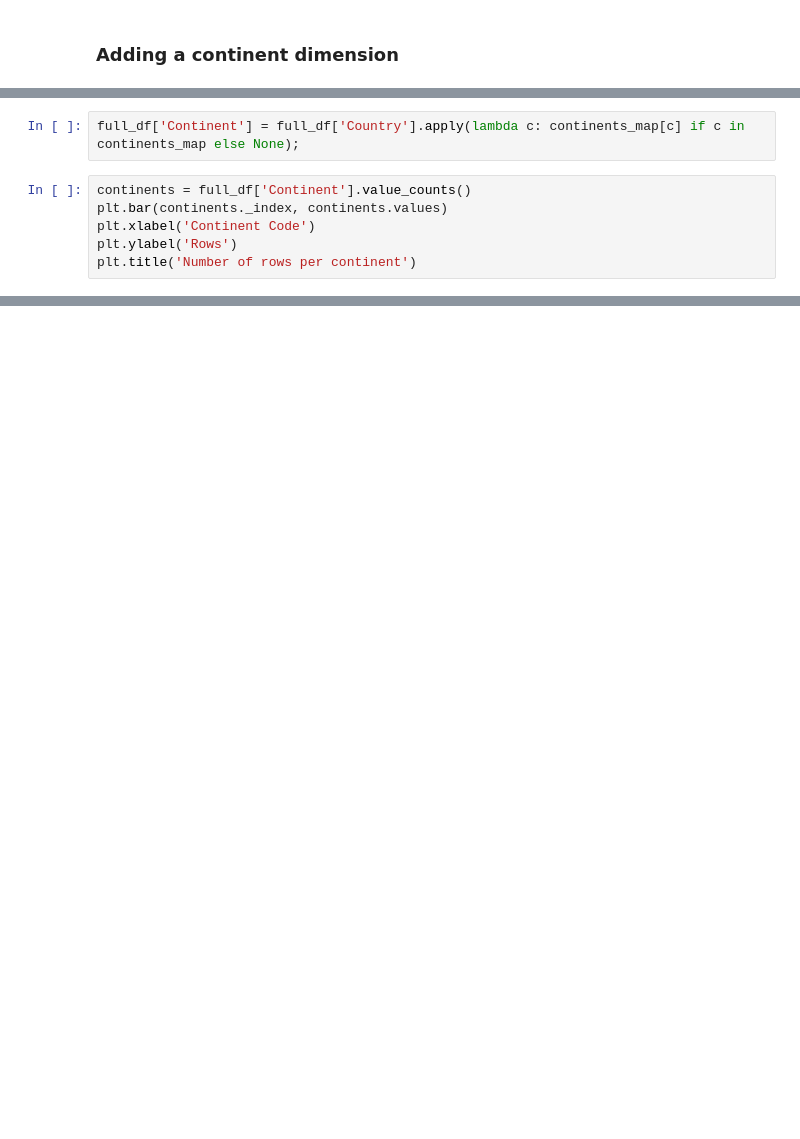
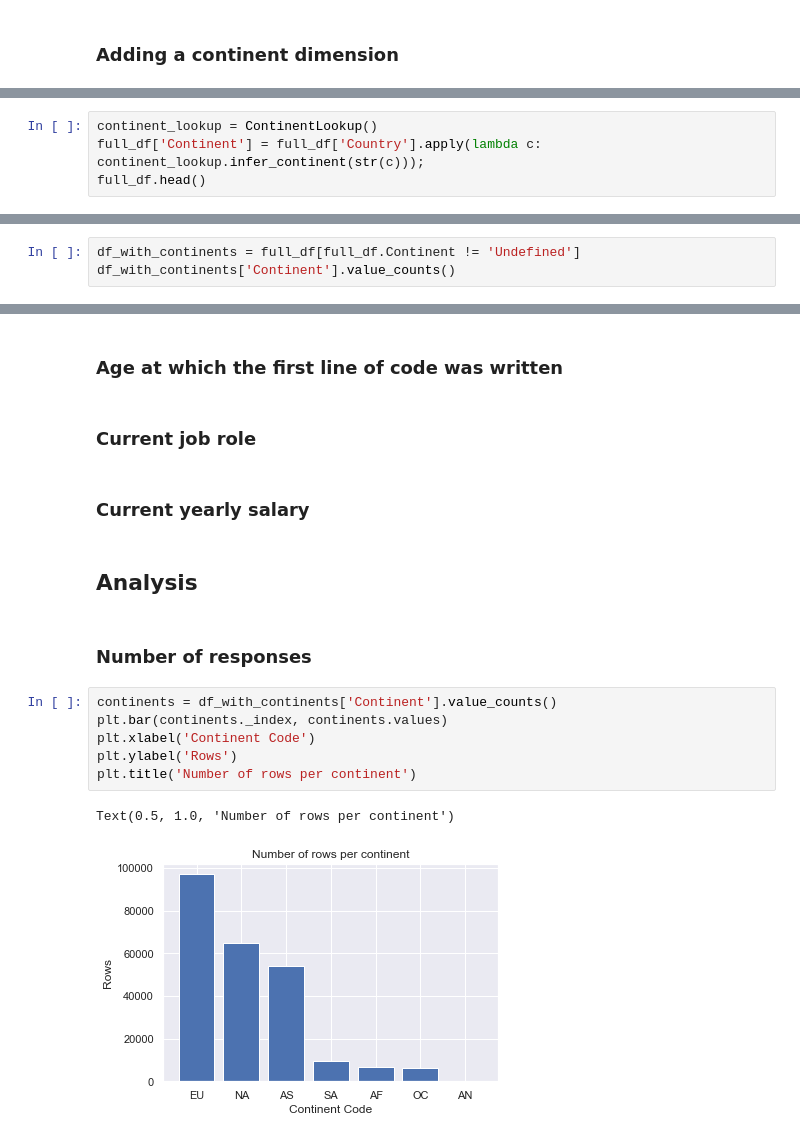
Before and after one commit to ojcastillo/Analysis-StackOverflow-Survey, a Jupyter notebook: Stack Overflow Survey Analysis.ipynb, the cells around one changed output, grey strips where cells are left out. Cells and saved outputs as stored; diff of their text form; blank space fills up the shorter version.

Commit message:
Wrapped up work around the continent dimension

```diff
--- a/Stack Overflow Survey Analysis.ipynb
+++ b/Stack Overflow Survey Analysis.ipynb
@@ -342,8 +256,0 @@ Name: Country, dtype: int64
-# %%
-full_df['Continent'] = full_df['Country'].apply(lambda c: continents_map[c] if c in continents_map else None);
-# %%
-continents = full_df['Continent'].value_counts()
-plt.bar(continents._index, continents.values)
-plt.xlabel('Continent Code')
-plt.ylabel('Rows')
-plt.title('Number of rows per continent')
@@ -408,0 +311,4 @@ Name: Gender, dtype: int64
+# %%
+continent_lookup = ContinentLookup()
+full_df['Continent'] = full_df['Country'].apply(lambda c: continent_lookup.infer_continent(str(c)));
+full_df.head()
@@ -408,0 +344,3 @@ Name: Gender, dtype: int64
+# %%
+df_with_continents = full_df[full_df.Continent != 'Undefined']
+df_with_continents['Continent'].value_counts()
@@ -408,0 +358,19 @@ Name: Gender, dtype: int64
+# %% [markdown]
+### Age at which the first line of code was written
+# %% [markdown]
+### Current job role
+# %% [markdown]
+### Current yearly salary
+# %% [markdown]
+## Analysis
+# %% [markdown]
+### Number of responses
+# %%
+continents = df_with_continents['Continent'].value_counts()
+plt.bar(continents._index, continents.values)
+plt.xlabel('Continent Code')
+plt.ylabel('Rows')
+plt.title('Number of rows per continent')
+# %% [output]
+Text(0.5, 1.0, 'Number of rows per continent')
+[figure, added]
```
Also changed, not shown: parts of 37 cells of this notebook, 1 other file.
